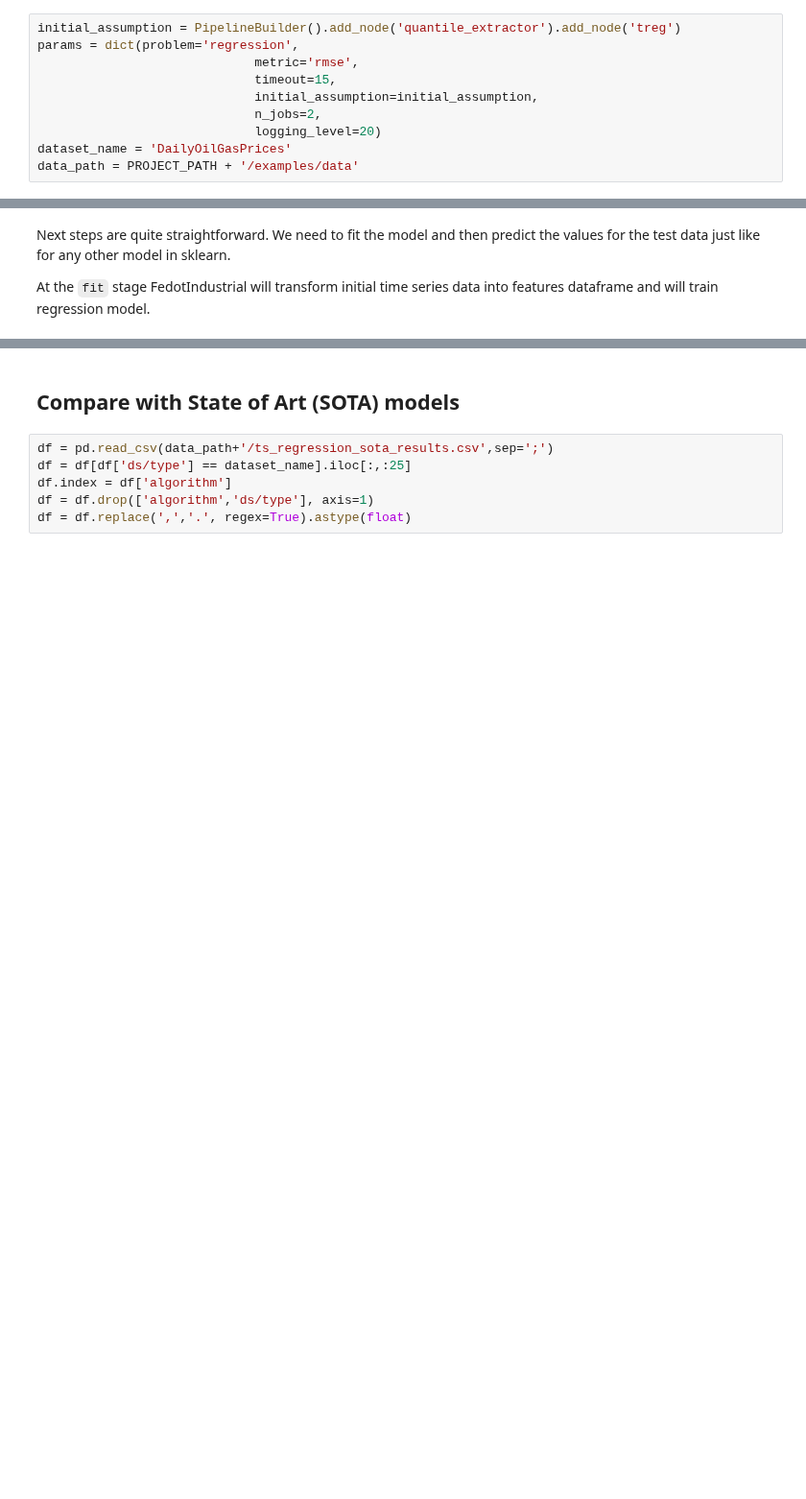
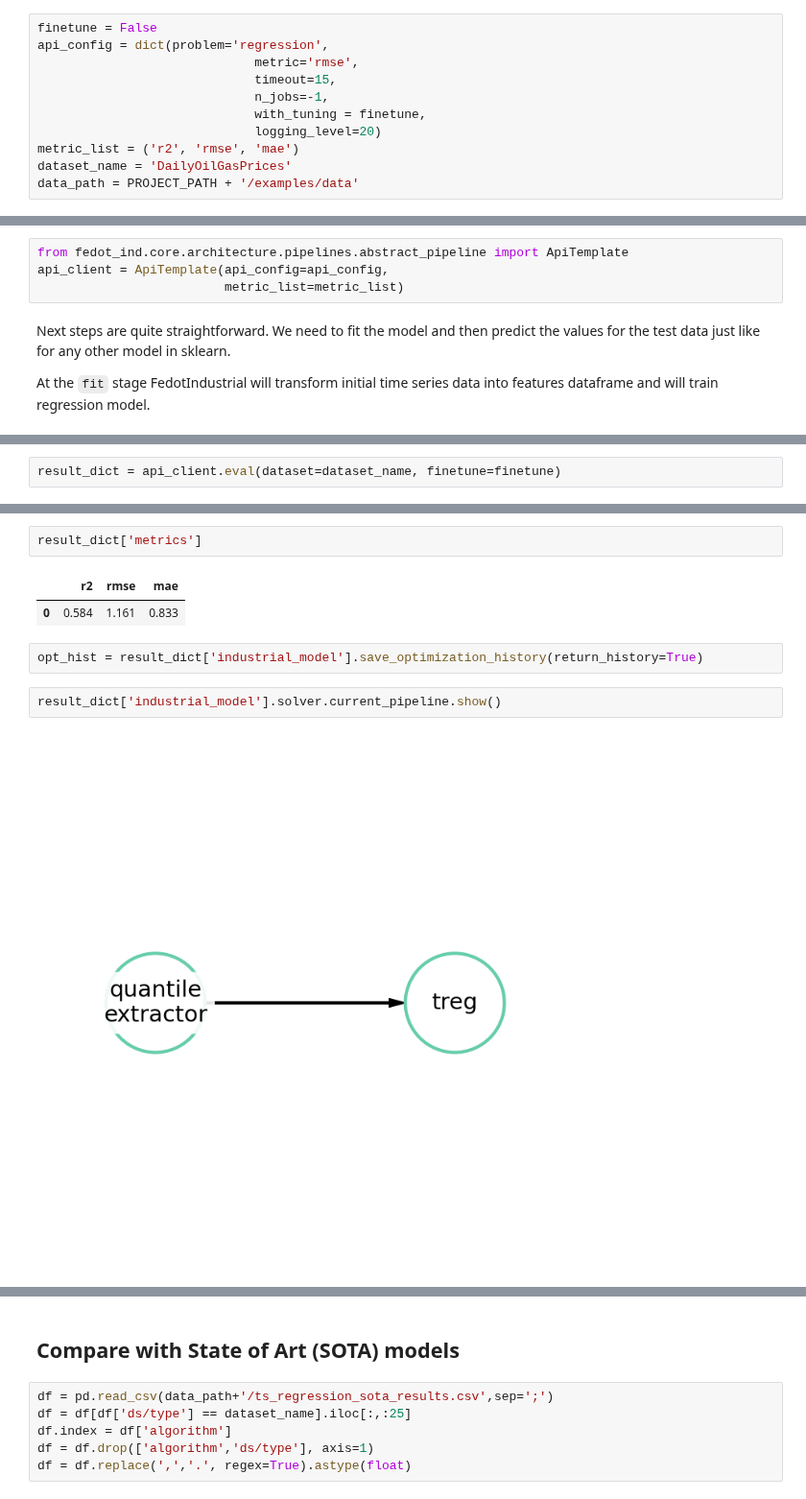
Before and after one commit to aimclub/Fedot.Industrial, a Jupyter notebook: examples/real_world_examples/industrial_examples/economic_analysis/ts_regression/oil_gas_prices.ipynb, the cells around one changed output, grey strips where cells are left out. Shown at 96% size. Saved outputs shown, nothing was run; the diff lists cells and outputs as text; blank space fills up the shorter version.

```diff
--- a/examples/real_world_examples/industrial_examples/economic_analysis/ts_regression/oil_gas_prices.ipynb
+++ b/examples/real_world_examples/industrial_examples/economic_analysis/ts_regression/oil_gas_prices.ipynb
@@ -22,10 +9,11 @@ The list of basic fedot industrial models for experiment are shown below. We usi
 # %%
-initial_assumption = PipelineBuilder().add_node('quantile_extractor').add_node('treg')
-params = dict(problem='regression',
+finetune = False
+api_config = dict(problem='regression',
                              metric='rmse',
                              timeout=15,
-                             initial_assumption=initial_assumption,
-                             n_jobs=2,
+                             n_jobs=-1,
+                             with_tuning = finetune,
                              logging_level=20)
+metric_list = ('r2', 'rmse', 'mae')
 dataset_name = 'DailyOilGasPrices'
 data_path = PROJECT_PATH + '/examples/data'
@@ -56,3 +20,7 @@ plt.show()
+# %%
+from fedot_ind.core.architecture.pipelines.abstract_pipeline import ApiTemplate
+api_client = ApiTemplate(api_config=api_config,
+                         metric_list=metric_list)
 # %% [markdown]
 Next steps are quite straightforward. We need to fit the model and then predict the values for the test data just like for any other model in sklearn.
 
@@ -312,0 +28,2 @@ auto_metrics
+# %%
+result_dict = api_client.eval(dataset=dataset_name, finetune=finetune)
@@ -312,0 +61,11 @@ auto_metrics
+# %%
+result_dict['metrics']
+# %% [output]
+|  | r2 | rmse | mae |
+| 0 | 0.584 | 1.161 | 0.833 |
+# %%
+opt_hist = result_dict['industrial_model'].save_optimization_history(return_history=True)
+# %%
+result_dict['industrial_model'].solver.current_pipeline.show()
+# %% [output]
+[figure, added]
```
Also changed, not shown: parts of 29 cells of this notebook, 7 other files.
